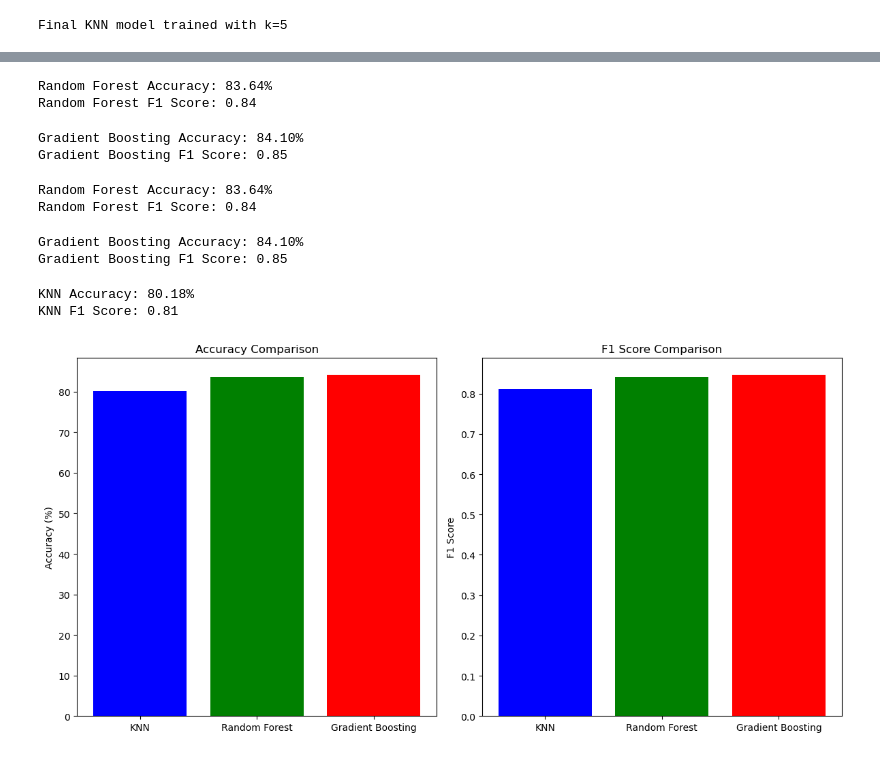
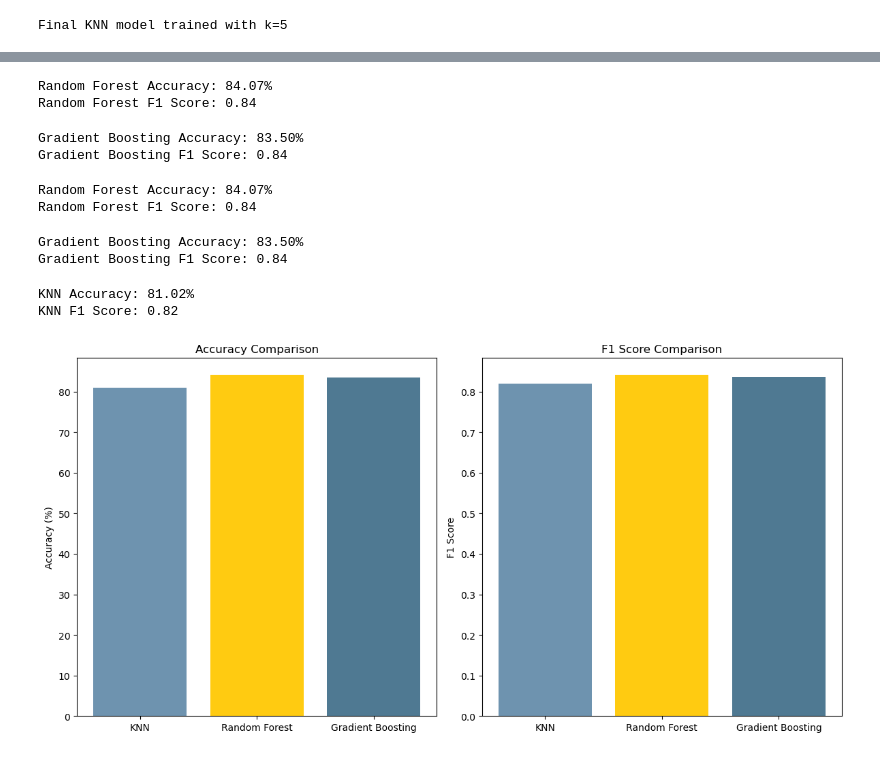
Before and after one commit to TaniaZakowski/machine_learning_projectweek7, a Jupyter notebook: notebook/notebook_machine_learning.ipynb, the cells around one changed output, grey strips where cells are left out. Saved outputs shown, nothing was run; the diff lists cells and outputs as text; code cells hidden in the pictures.

```diff
--- a/notebook/notebook_machine_learning.ipynb
+++ b/notebook/notebook_machine_learning.ipynb
@@ -156,3 +168,24 @@ dtype: object
 | 3 | 1 | 17 | 2 | 9773 | 1 | ... |
 | 4 | 2 | 39 | 1 | 8014 | 0 | ... |
 5 rows × 37 columns
+# %%
+from sklearn.model_selection import train_test_split
+from sklearn.preprocessing import StandardScaler
+
+# Assuming 'numeric_data' is your dataset after cleaning and encoding
+X = numeric_data.drop('Target_encoded', axis=1)  # Features
+y = numeric_data['Target_encoded']  # Target variable
+
+# Split the data into 80% training and 20% testing sets
+X_train, X_test, y_train, y_test = train_test_split(X, y, test_size=0.2, random_state=42)
+
+# Now select the numeric columns for standardization
+numeric_columns = X_train.select_dtypes(include=['float64', 'int64']).columns
+
+# Apply the StandardScaler only to the numeric columns
+scaler = StandardScaler()
+X_train_scaled = scaler.fit_transform(X_train[numeric_columns])
+X_test_scaled = scaler.transform(X_test[numeric_columns])
+
+# Check the data types to ensure all features are numeric
+print(X_train.dtypes)
@@ -215,13 +296,6 @@ Application mode                                 -0.208550
 Debtor                                           -0.213845
 Gender                                           -0.216754
 Name: Target_encoded, dtype: float64
-# %%
-# Assuming data_cleaned is your cleaned dataset and 'Target_encoded' is your target variable
-X = data_cleaned.drop('Target_encoded', axis=1)  # Features
-y = data_cleaned['Target_encoded']  # Target
-
-# Split the data into training and test sets
-X_train, X_test, y_train, y_test = train_test_split(X, y, test_size=0.3, random_state=42)
 # %%
 # Set a correlation threshold, below which features are considered irrelevant
 correlation_threshold = 0.1
@@ -384,0 +463,11 @@ array([[-1.45610351, -1.48832819, -1.96631806, -2.17935116, -2.70936512,
+# %%
+from sklearn.neighbors import KNeighborsClassifier
+
+# Initialize the KNN model
+knn = KNeighborsClassifier(n_neighbors=5)  # You can adjust the number of neighbors (k)
+
+# Train the KNN model with the standardized training data
+knn.fit(X_train_scaled, y_train)
+
+# Print confirmation that the model has been retrained with standardized data
+print("KNN model trained with standardized features!")
@@ -541,11 +639,9 @@ rf_f1 = f1_score(y_test, rf_y_pred)
 print(f"Random Forest Accuracy: {rf_accuracy * 100:.2f}%")
 print(f"Random Forest F1 Score: {rf_f1:.2f}")
 # %% [output]
-Random Forest Accuracy: 83.64%
+Random Forest Accuracy: 84.07%
 Random Forest F1 Score: 0.84
 # %%
-from sklearn.ensemble import GradientBoostingClassifier
-
 # Initialize the Gradient Boosting model
 gb_model = GradientBoostingClassifier(random_state=42)
 
@@ -563,12 +659,9 @@ gb_f1 = f1_score(y_test, gb_y_pred)
 print(f"Gradient Boosting Accuracy: {gb_accuracy * 100:.2f}%")
 print(f"Gradient Boosting F1 Score: {gb_f1:.2f}")
 # %% [output]
-Gradient Boosting Accuracy: 84.10%
-Gradient Boosting F1 Score: 0.85
+Gradient Boosting Accuracy: 83.50%
+Gradient Boosting F1 Score: 0.84
 # %%
-from sklearn.ensemble import RandomForestClassifier
-from sklearn.metrics import accuracy_score, f1_score
-
 # Train the Random Forest model
 random_forest = RandomForestClassifier(random_state=42)
 random_forest.fit(X_train_scaled, y_train)
@@ -581,7 +674,7 @@ f1_rf = f1_score(y_test, y_pred_rf)
 print(f"Random Forest Accuracy: {accuracy_rf * 100:.2f}%")
 print(f"Random Forest F1 Score: {f1_rf:.2f}")
 # %% [output]
-Random Forest Accuracy: 83.64%
+Random Forest Accuracy: 84.07%
 Random Forest F1 Score: 0.84
 # %%
 from sklearn.ensemble import GradientBoostingClassifier
@@ -598,10 +691,9 @@ f1_gb = f1_score(y_test, y_pred_gb)
 print(f"Gradient Boosting Accuracy: {accuracy_gb * 100:.2f}%")
 print(f"Gradient Boosting F1 Score: {f1_gb:.2f}")
 # %% [output]
-Gradient Boosting Accuracy: 84.10%
-Gradient Boosting F1 Score: 0.85
+Gradient Boosting Accuracy: 83.50%
+Gradient Boosting F1 Score: 0.84
 # %%
-from sklearn.neighbors import KNeighborsClassifier
 
 # Train the KNN model
 knn = KNeighborsClassifier(n_neighbors=5)  # Use the best k from earlier analysis
@@ -615,32 +707,32 @@ f1_knn = f1_score(y_test, y_pred_knn)
 print(f"KNN Accuracy: {accuracy_knn * 100:.2f}%")
 print(f"KNN F1 Score: {f1_knn:.2f}")
 # %% [output]
-KNN Accuracy: 80.18%
-KNN F1 Score: 0.81
+KNN Accuracy: 81.02%
+KNN F1 Score: 0.82
 # %%
 import matplotlib.pyplot as plt
 
 # Data for the plot
 models = ['KNN', 'Random Forest', 'Gradient Boosting']
 accuracy_scores = [accuracy_knn * 100, accuracy_rf * 100, accuracy_gb * 100]
 f1_scores = [f1_knn, f1_rf, f1_gb]
 
 # Create the bar plot
 plt.figure(figsize=(12, 6))
 
 # Plot accuracies
 plt.subplot(1, 2, 1)  # Corrected subplot index to 1
-plt.bar(models, accuracy_scores, color=['blue', 'green', 'red'])
+plt.bar(models, accuracy_scores, color=['#6e93af', '#ffcb11', '#4f7992'])
 plt.title('Accuracy Comparison')
 plt.ylabel('Accuracy (%)')
 
 # Plot F1 scores
 plt.subplot(1, 2, 2)  # Corrected subplot index to 2
-plt.bar(models, f1_scores, color=['blue', 'green', 'red'])
+plt.bar(models, f1_scores, color=['#6e93af', '#ffcb11', '#4f7992'])
 plt.title('F1 Score Comparison')
 plt.ylabel('F1 Score')
 
 plt.tight_layout()
 plt.show()
 # %% [output]
-[figure, old version]
+[figure, new version]
```
Also changed, not shown: parts of 16 cells of this notebook.
